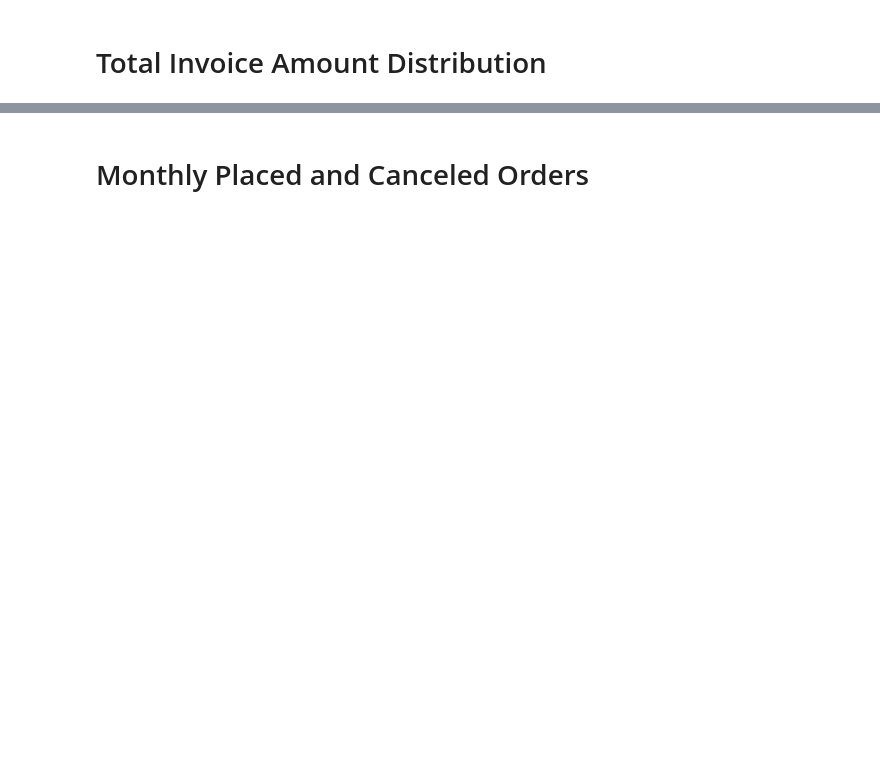
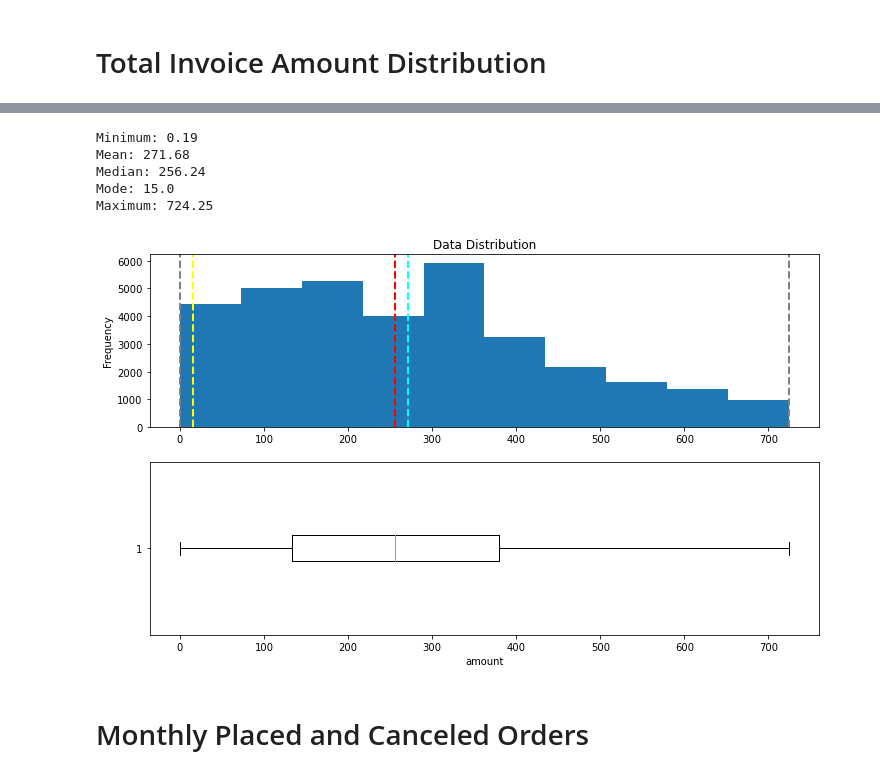
Before and after one commit to jarviscanada/jarvis_data_eng_shawn, a Jupyter notebook: python_data_wrangling/psql/retail_data_analytics_wrangling.ipynb, the cells around one changed output, grey strips where cells are left out. Saved outputs shown, nothing was run; the diff lists cells and outputs as text; code cells hidden in the pictures; blank space fills up the shorter version.

```diff
--- a/python_data_wrangling/psql/retail_data_analytics_wrangling.ipynb
+++ b/python_data_wrangling/psql/retail_data_analytics_wrangling.ipynb
@@ -84,2 +166,14 @@ retail_df.head()
+# %%
+#show the retail amount distribution
+invoice_amount_quantiles_df = retail_amount_df[retail_amount_df["invoiceAmount"].between(retail_amount_df["invoiceAmount"].quantile(0), retail_amount_df["invoiceAmount"].quantile(0.85))]
+# %%
+show_distribution(invoice_amount_quantiles_df.invoiceAmount)
+# %% [output]
+Minimum: 0.19
+Mean: 271.68
+Median: 256.24
+Mode: 15.0
+Maximum: 724.25
+[figure, added]
 # %% [markdown]
 # Monthly Placed and Canceled Orders
```
Also changed, not shown: parts of 47 cells of this notebook, 4 other files.
